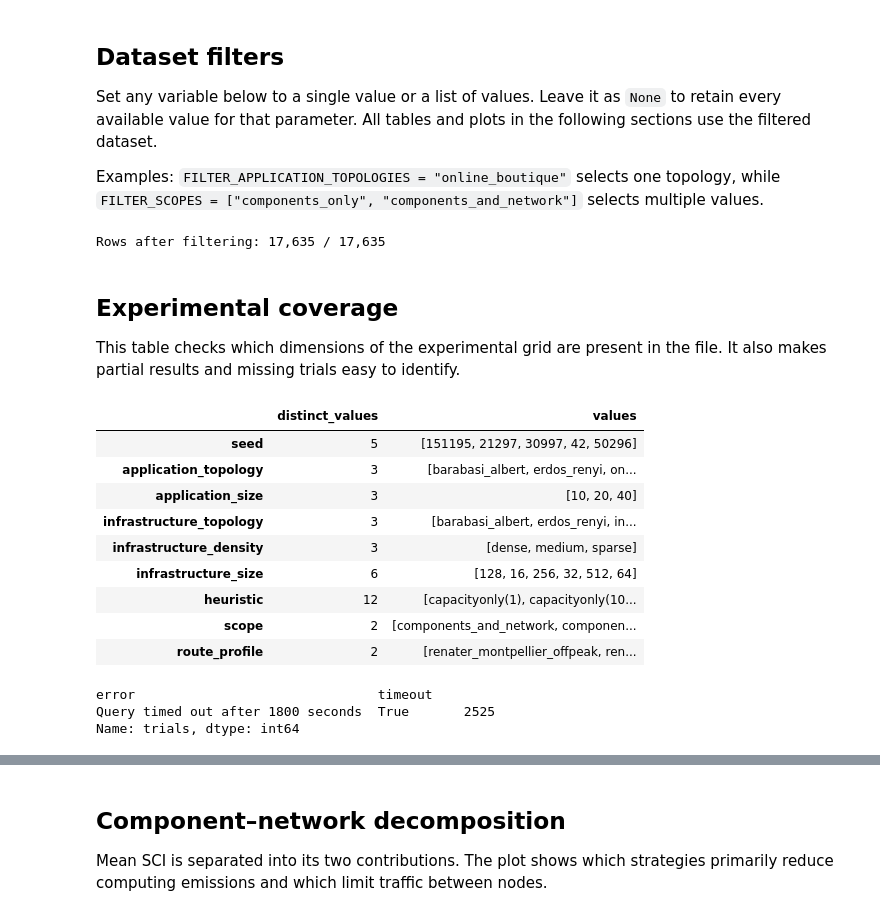
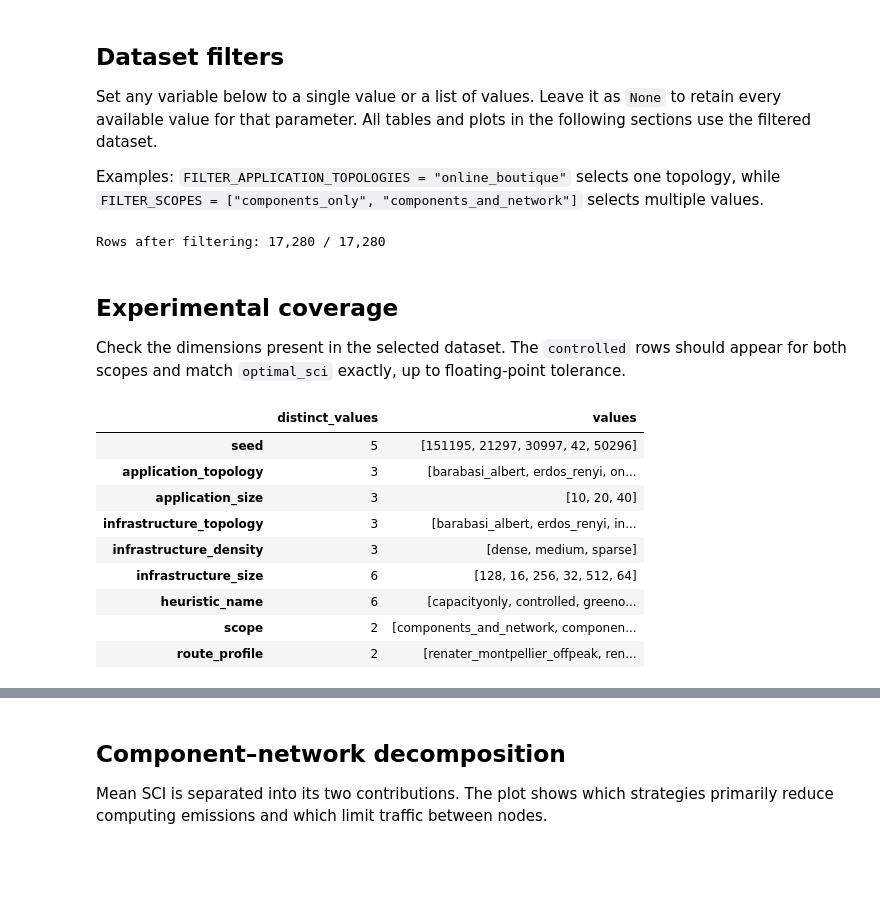
Before and after one commit to di-unipi-socc/sci-aware-msa-placement, a Jupyter notebook: results-network/analyse.ipynb, the cells around one changed output, grey strips where cells are left out. Cells and saved outputs as stored; diff of their text form; code cells hidden in the pictures; blank space fills up the shorter version.

```diff
--- a/results-network/analyse.ipynb
+++ b/results-network/analyse.ipynb
@@ -45,8 +45,13 @@ from matplotlib.patches import Patch
 from IPython.display import display
 
 WORKING_DIR = Path.cwd()
-RESULTS_PATH = WORKING_DIR / "results.parquet"
-PLOTS_DIR = WORKING_DIR / "plots"
+PROJECT_DIR = (
+    WORKING_DIR
+    if (WORKING_DIR / "sci_aware_msa_placement").is_dir()
+    else WORKING_DIR.parent
+)
+RESULTS_PATH = PROJECT_DIR / "results-network" / "raw-sci-aware.parquet"
+PLOTS_DIR = PROJECT_DIR / "results-network" / "plots"
 PLOTS_DIR.mkdir(parents=True, exist_ok=True)
 
 
@@ -59,6 +64,10 @@ def save_plot(name, figure=None):
     plt.show()
     plt.close(figure)
     print(f"Saved: {path}")
+
+def set_y_range(ax, values):
+    maximum = float(np.nanmax(values))
+    ax.set_ylim(0, maximum * 1.1 if maximum > 0 else 1)
 # %% [markdown]
 ## Loading and preparation
 
@@ -178,54 +228,52 @@ for column, selection in filters.items():
     values = selected_values(selection)
     if values is not None:
         data = data.loc[data[column].isin(values)]
+        failed = failed.loc[failed[column].isin(values)]
 
 assert not data.empty, "The selected filters produced an empty dataset"
 print(f"Rows after filtering: {len(data):,} / {len(unfiltered_data):,}")
 # %% [output]
-Rows after filtering: 17,635 / 17,635
+Rows after filtering: 17,280 / 17,280
 # %% [markdown]
 ## Experimental coverage
 
-This table checks which dimensions of the experimental grid are present in the file. It also makes partial results and missing trials easy to identify.
+Check the dimensions present in the selected dataset. The `controlled` rows should appear for both scopes and match `optimal_sci` exactly, up to floating-point tolerance.
 # %%
 coverage_columns = [
     "seed",
     "application_topology",
     "application_size",
     "infrastructure_topology",
     "infrastructure_density",
     "infrastructure_size",
-    "heuristic",
+    "heuristic_name",
     "scope",
     "route_profile",
 ]
 coverage = pd.DataFrame(
     {
         "distinct_values": data[coverage_columns].nunique(dropna=False),
         "values": [
             sorted(data[column].dropna().unique().tolist(), key=str)
             for column in coverage_columns
         ],
     }
 )
 display(coverage)
 
 if not failed.empty:
-    display(failed[["error", "timeout"]].value_counts(dropna=False).rename("trials"))
+    display(failed[["heuristic_name", "error", "timeout"]].value_counts(dropna=False).rename("trials"))
 # %% [output]
 |  | distinct_values | values |
 | seed | 5 | [151195, 21297, 30997, 42, 50296] |
 | application_topology | 3 | [barabasi_albert, erdos_renyi, on... |
 | application_size | 3 | [10, 20, 40] |
 | infrastructure_topology | 3 | [barabasi_albert, erdos_renyi, in... |
 | infrastructure_density | 3 | [dense, medium, sparse] |
 | infrastructure_size | 6 | [128, 16, 256, 32, 512, 64] |
-| heuristic | 12 | [capacityonly(1), capacityonly(10... |
+| heuristic_name | 6 | [capacityonly, controlled, greeno... |
 | scope | 2 | [components_and_network, componen... |
 | route_profile | 2 | [renater_montpellier_offpeak, ren... |
-error                               timeout
-Query timed out after 1800 seconds  True       2525
-Name: trials, dtype: int64
 # %% [markdown]
 ## SCI objective by network topology and size
 
```
Also changed, not shown: parts of 16 cells of this notebook, 5 other files.
